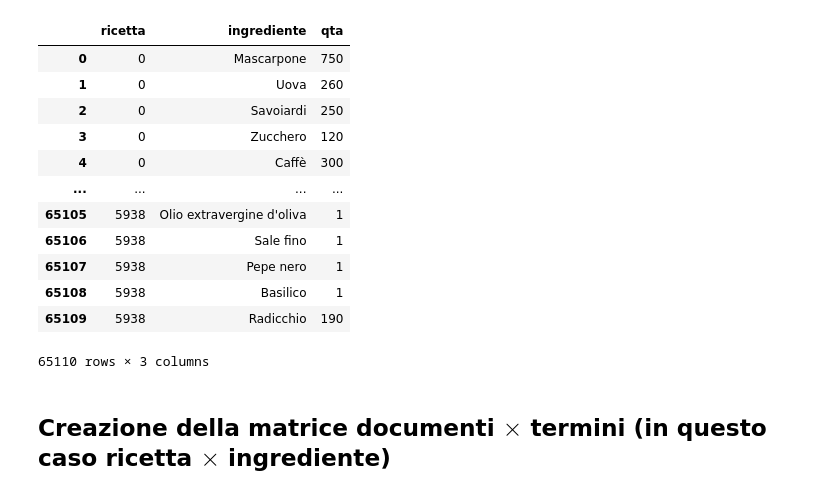
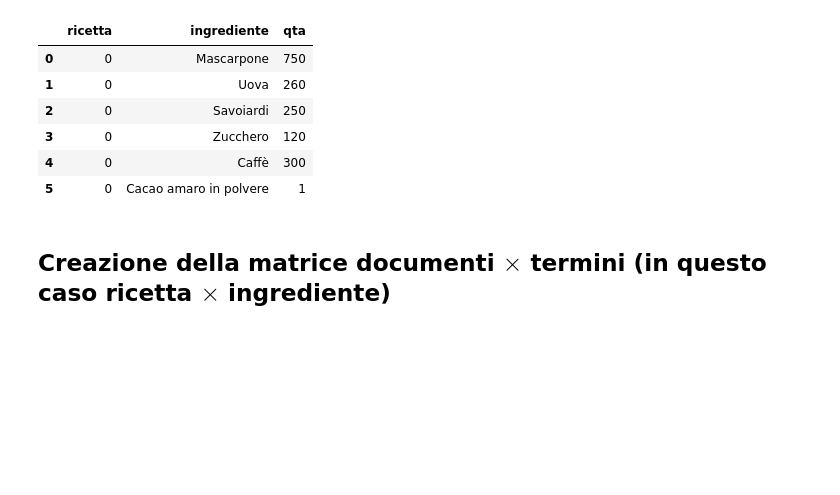
Before and after one commit to umilISLab/midh, a Jupyter notebook: esempi/recipes.ipynb, the cells around one changed output. Cells and saved outputs as stored; diff of their text form; code cells hidden in the pictures; blank space fills up the shorter version.

```diff
--- a/esempi/recipes.ipynb
+++ b/esempi/recipes.ipynb
@@ -29,22 +30,16 @@ for i, name in enumerate(data['Nome']):
             'qta': qta
         })
 ingredients = pd.DataFrame(ingredient_table)
-# %%
-ingredients
-# %% [output]
-|  | ricetta | ingrediente | qta |
-| 0 | 0 | Mascarpone | 750 |
-| 1 | 0 | Uova | 260 |
-| 2 | 0 | Savoiardi | 250 |
-| 3 | 0 | Zucchero | 120 |
-| 4 | 0 | Caffè | 300 |
-| ... | ... | ... | ... |
-| 65105 | 5938 | Olio extravergine d'oliva | 1 |
-| 65106 | 5938 | Sale fino | 1 |
-| 65107 | 5938 | Pepe nero | 1 |
-| 65108 | 5938 | Basilico | 1 |
-| 65109 | 5938 | Radicchio | 190 |
-65110 rows × 3 columns
+# %%
+ingredients[ingredients['ricetta'] == 0]
+# %% [output]
+|  | ricetta | ingrediente | qta |
+| 0 | 0 | Mascarpone | 750 |
+| 1 | 0 | Uova | 260 |
+| 2 | 0 | Savoiardi | 250 |
+| 3 | 0 | Zucchero | 120 |
+| 4 | 0 | Caffè | 300 |
+| 5 | 0 | Cacao amaro in polvere | 1 |
 # %% [markdown]
 ## Creazione della matrice documenti $\times$ termini (in questo caso ricetta $\times$ ingrediente)
 # %%
```
Also changed, not shown: parts of 31 cells of this notebook.
